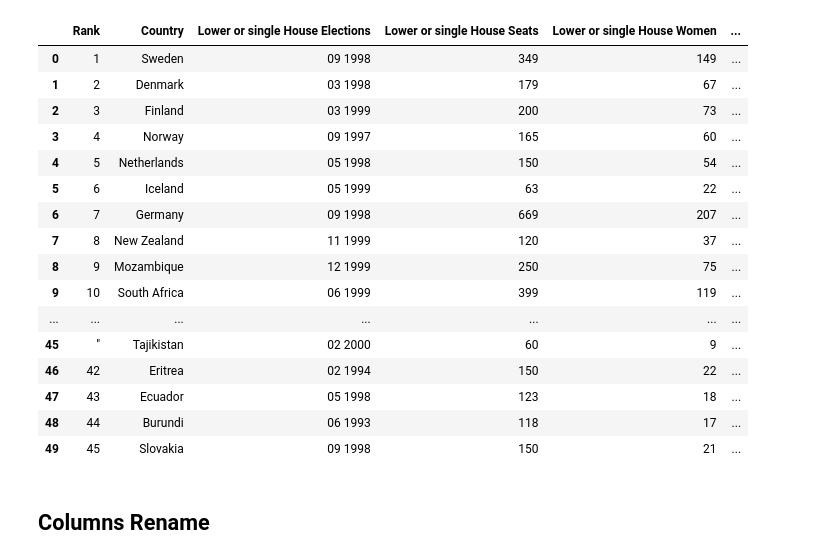
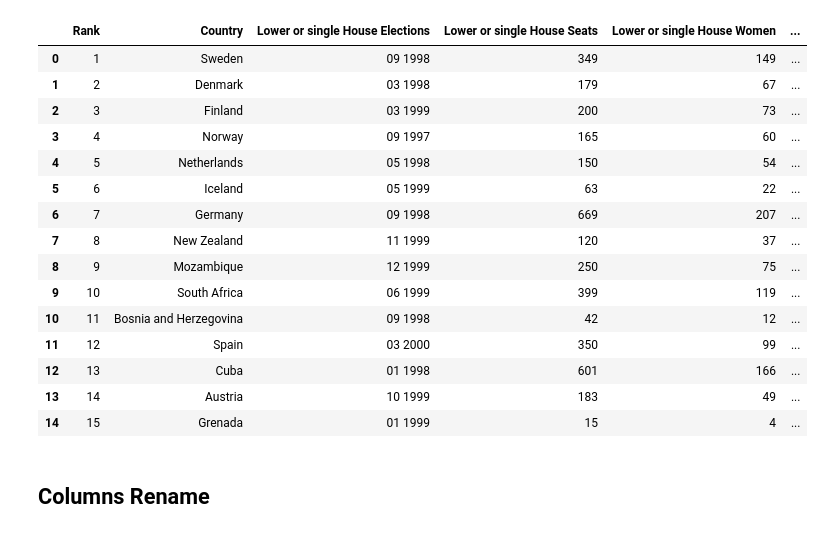
Before and after one commit to samroska/women-in-gov, a Jupyter notebook: world_data_aggregation.ipynb, the cells around one changed output. Cells and saved outputs as stored; diff of their text form; code cells hidden in the pictures.

```diff
--- a/world_data_aggregation.ipynb
+++ b/world_data_aggregation.ipynb
@@ -5,44 +5,43 @@ import glob
 import re
 
 sheets = []
-col_names = ['Rank','Country','Lower or single House Elections','Lower or single House Seats','Lower or single House Women','Lower or single House %W','Upper House or Senate Elections', 'Upper House or Senate Seats','Upper House or Senate Women','Upper House or Senate %W']
+
 for filename in glob.glob("./data/world_data/wd_*.csv"):
     pat= r'(\d{4})'
     ls = re.split(pat,filename)
     year = int(ls[1])
     if year > 2019:
         temp = pd.read_csv(filename,delimiter=',',skiprows=5, index_col=None,header=None)
         sheets.append(temp)
     elif year < 2019 and year > 2008:
         temp = pd.read_csv(filename,delimiter=',',skiprows=2, index_col=None,header=None)
         sheets.append(dataframe)
     else:
         temp = pd.read_csv(filename,delimiter=',',skiprows=1, index_col=None,header=None)
         dataframe = pd.DataFrame(temp)
         sheets.append(dataframe)
 
 df = pd.concat(sheets,axis=0,ignore_index=True)
 df = df.drop(columns=[10])
 df.columns = ['Rank','Country','Lower or single House Elections','Lower or single House Seats','Lower or single House Women','Lower or single House %W','Upper House or Senate Elections', 'Upper House or Senate Seats','Upper House or Senate Women','Upper House or Senate %W']
-df.head(50)
+df.head(15)
 # %% [output]
 |  | Rank | Country | Lower or single House Elections | Lower or single House Seats | Lower or single House Women | ... |
 | 0 | 1 | Sweden | 09 1998 | 349 | 149 | ... |
 | 1 | 2 | Denmark | 03 1998 | 179 | 67 | ... |
 | 2 | 3 | Finland | 03 1999 | 200 | 73 | ... |
 | 3 | 4 | Norway | 09 1997 | 165 | 60 | ... |
 | 4 | 5 | Netherlands | 05 1998 | 150 | 54 | ... |
 | 5 | 6 | Iceland | 05 1999 | 63 | 22 | ... |
 | 6 | 7 | Germany | 09 1998 | 669 | 207 | ... |
 | 7 | 8 | New Zealand | 11 1999 | 120 | 37 | ... |
 | 8 | 9 | Mozambique | 12 1999 | 250 | 75 | ... |
 | 9 | 10 | South Africa | 06 1999 | 399 | 119 | ... |
-| ... | ... | ... | ... | ... | ... | ... |
-| 45 | " | Tajikistan | 02 2000 | 60 | 9 | ... |
-| 46 | 42 | Eritrea | 02 1994 | 150 | 22 | ... |
-| 47 | 43 | Ecuador | 05 1998 | 123 | 18 | ... |
-| 48 | 44 | Burundi | 06 1993 | 118 | 17 | ... |
-| 49 | 45 | Slovakia | 09 1998 | 150 | 21 | ... |
+| 10 | 11 | Bosnia and Herzegovina | 09 1998 | 42 | 12 | ... |
+| 11 | 12 | Spain | 03 2000 | 350 | 99 | ... |
+| 12 | 13 | Cuba | 01 1998 | 601 | 166 | ... |
+| 13 | 14 | Austria | 10 1999 | 183 | 49 | ... |
+| 14 | 15 | Grenada | 01 1999 | 15 | 4 | ... |
 # %% [markdown]
 ## Columns Rename
 # %%
```
Also changed, not shown: parts of 3 cells of this notebook.
